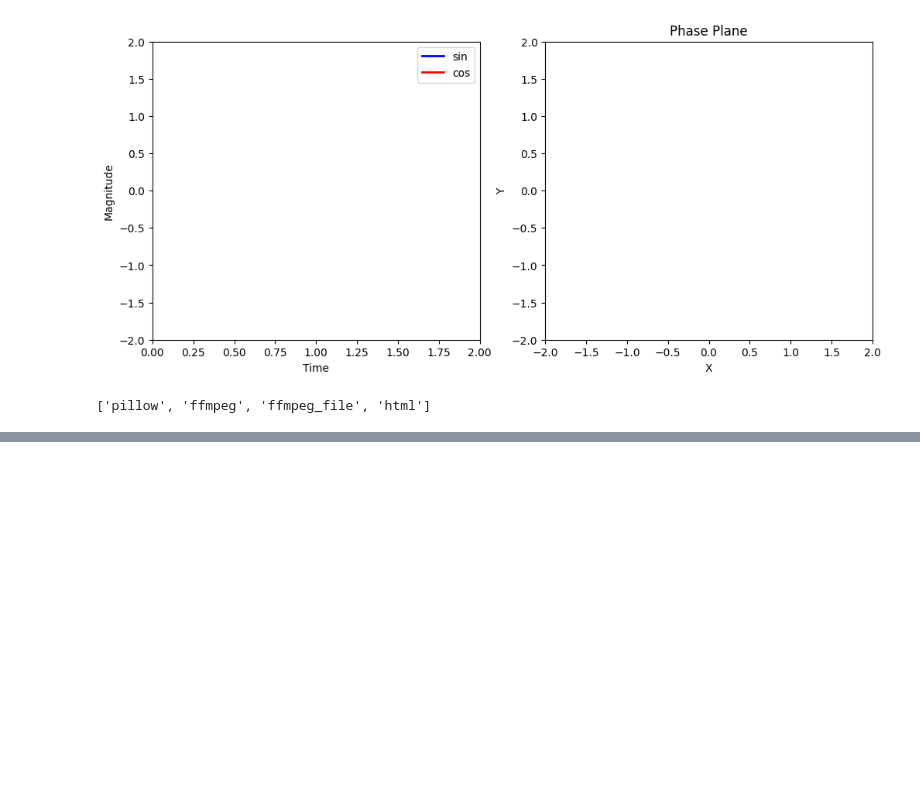
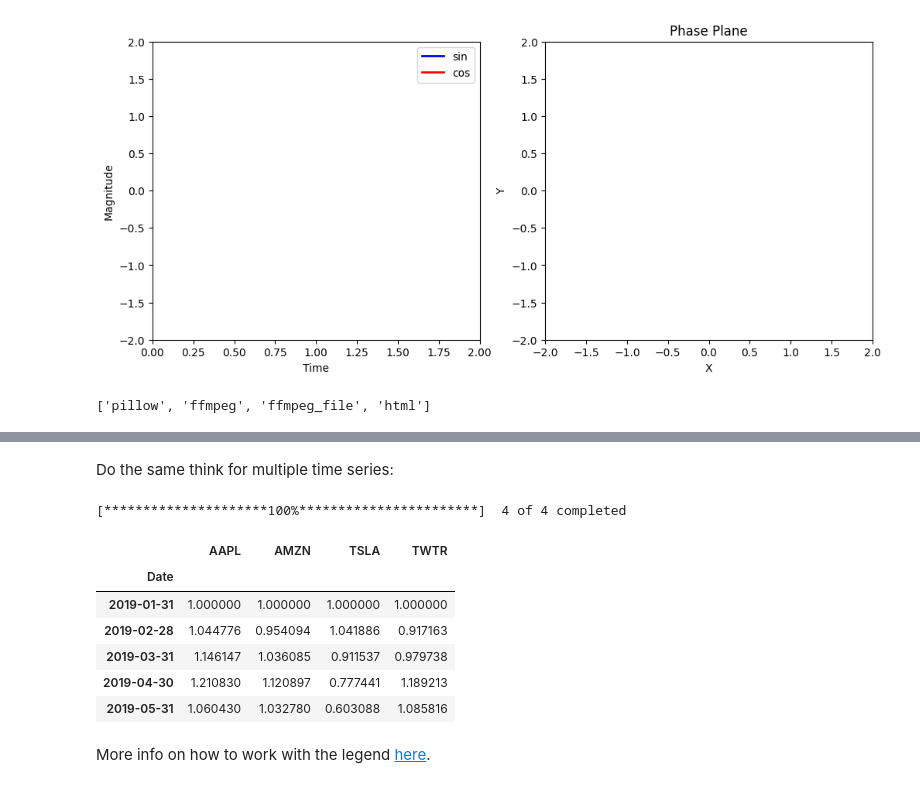
Before and after one commit to kierandidi/python_for_scientists, a Jupyter notebook: notebooks/12_plotly_interactive.ipynb, the cells around one changed output, grey strips where cells are left out. Saved outputs shown, nothing was run; the diff lists cells and outputs as text; code cells hidden in the pictures; blank space fills up the shorter version.

Commit message:
Added gif plots

```diff
--- a/notebooks/12_plotly_interactive.ipynb
+++ b/notebooks/12_plotly_interactive.ipynb
@@ -70,0 +343,19 @@ HTML(anim.to_html5_video())
+# %% [markdown]
+Do the same think for multiple time series:
+# %%
+df = yf.download(["TSLA", "TWTR", "AMZN", "AAPL"],
+                 start="2019-01-01",
+                 end="2021-12-31")
+
+df = df[["Adj Close"]].droplevel(0, axis=1).resample("M").last()
+df = df.div(df.iloc[0])
+df.head()
+# %% [output]
+[*********************100%***********************]  4 of 4 completed
+|  | AAPL | AMZN | TSLA | TWTR |
+| Date |  |  |  |  |
+| 2019-01-31 | 1.000000 | 1.000000 | 1.000000 | 1.000000 |
+| 2019-02-28 | 1.044776 | 0.954094 | 1.041886 | 0.917163 |
+| 2019-03-31 | 1.146147 | 1.036085 | 0.911537 | 0.979738 |
+| 2019-04-30 | 1.210830 | 1.120897 | 0.777441 | 1.189213 |
+| 2019-05-31 | 1.060430 | 1.032780 | 0.603088 | 1.085816 |
@@ -70,0 +378,2 @@ HTML(anim.to_html5_video())
+# %% [markdown]
+More info on how to work with the legend [here](https://stackoverflow.com/questions/4700614/how-to-put-the-legend-out-of-the-plot).
```
Also changed, not shown: parts of 21 cells of this notebook, 5 other files.
